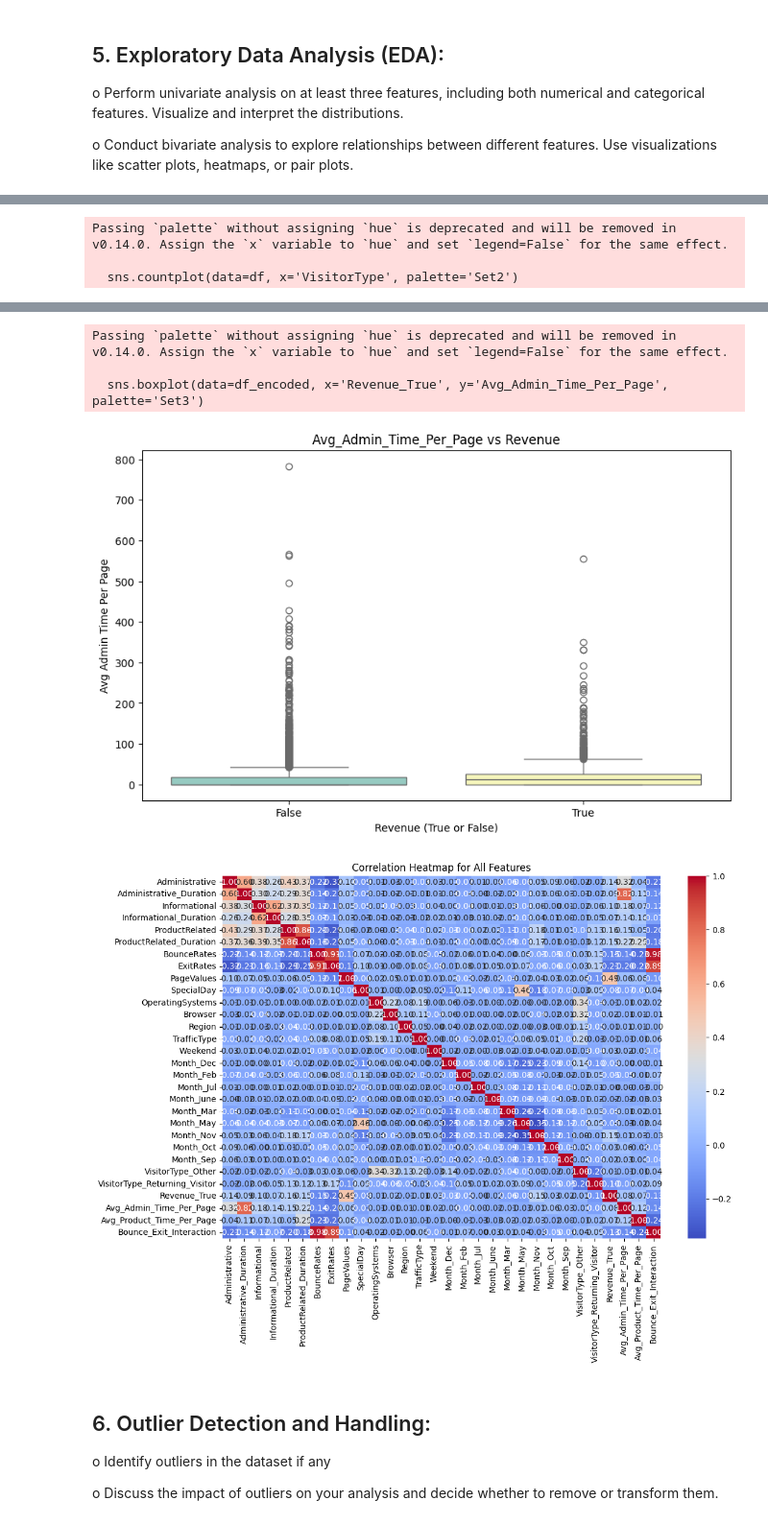
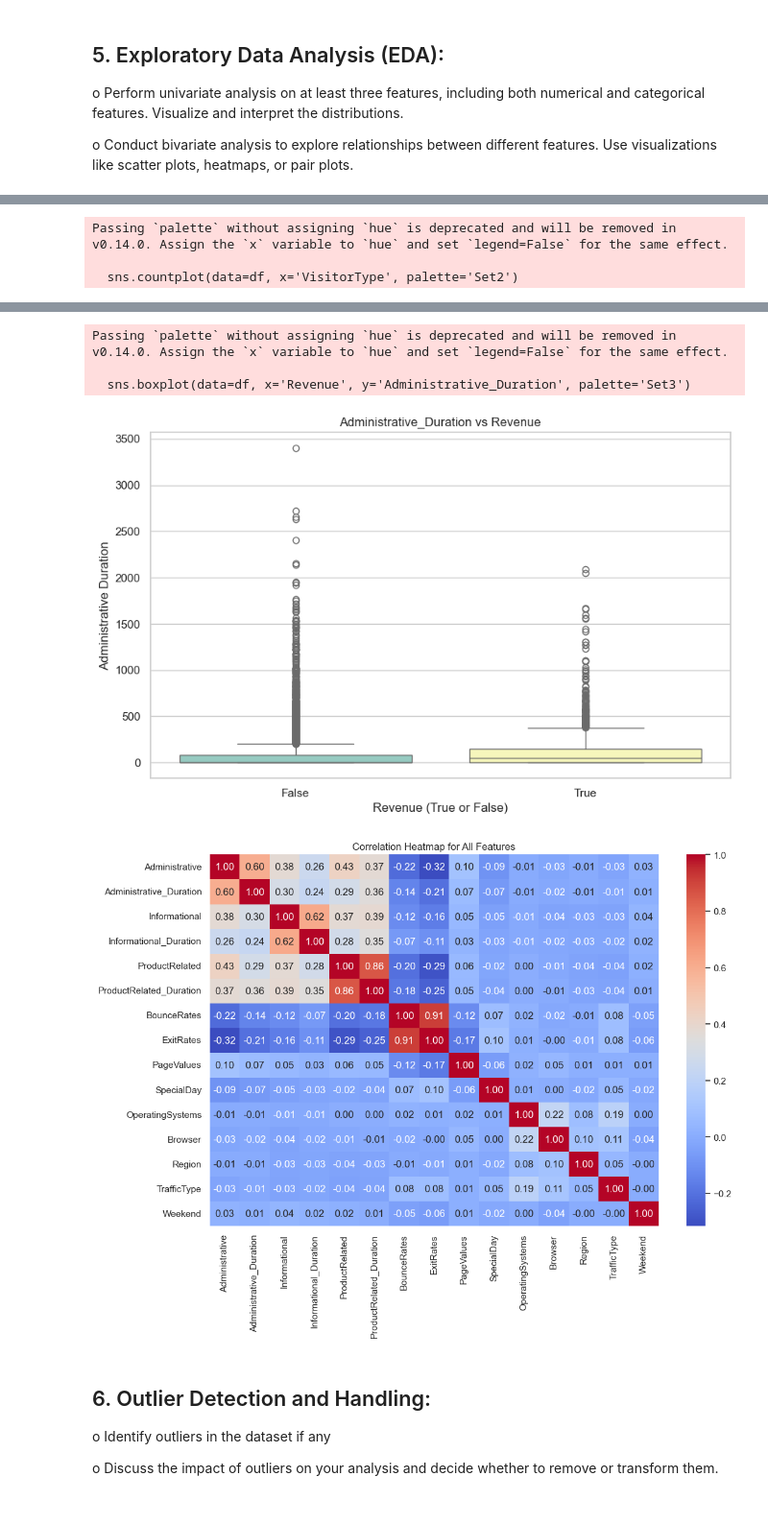
Before and after one commit to GeorgeST1302/LearningCurve, a Jupyter notebook: AI-ML/assignment.ipynb, the cells around one changed output, grey strips where cells are left out. Shown at 96% size. Drawn from its saved outputs; the diff is of its cells as text; code cells hidden in the pictures.

```diff
--- a/AI-ML/assignment.ipynb
+++ b/AI-ML/assignment.ipynb
@@ -236,14 +236,16 @@ and categorical features. Visualize and interpret the distributions.
 o Conduct bivariate analysis to explore relationships between different features.
 Use visualizations like scatter plots, heatmaps, or pair plots.
 # %%
-import matplotlib.pyplot as plt
-import seaborn as sns
+
+
+# Set seaborn theme
+sns.set_theme(style="whitegrid")
 
 # Univariate Analysis
 
 # 1. ProductRelated_Duration (Numerical)
 plt.figure(figsize=(10, 6))
-sns.histplot(df_encoded['ProductRelated_Duration'], kde=True, color='blue')
+sns.histplot(df['ProductRelated_Duration'], kde=True, color='blue')
 plt.title('Distribution of ProductRelated_Duration')
 plt.xlabel('ProductRelated_Duration')
 plt.ylabel('Frequency')
@@ -251,7 +253,7 @@ plt.show()
 
 # 2. BounceRates (Numerical)
 plt.figure(figsize=(10, 6))
-sns.histplot(df_encoded['BounceRates'], kde=True, color='green')
+sns.histplot(df['BounceRates'], kde=True, color='green')
 plt.title('Distribution of BounceRates')
 plt.xlabel('BounceRates')
 plt.ylabel('Frequency')
@@ -269,23 +271,23 @@ plt.show()
 
 # 1. Scatter plot for BounceRates vs ExitRates
 plt.figure(figsize=(10, 6))
-sns.scatterplot(data=df_encoded, x='BounceRates', y='ExitRates', hue='Revenue_True', palette='Set1')
+sns.scatterplot(data=df, x='BounceRates', y='ExitRates', hue='Revenue', palette='Set1')
 plt.title('BounceRates vs ExitRates')
 plt.xlabel('BounceRates')
 plt.ylabel('ExitRates')
 plt.show()
 
-# 2. Box plot for Avg_Admin_Time_Per_Page and Revenue_True
+# 2. Box plot for Administrative_Duration and Revenue
 plt.figure(figsize=(10, 6))
-sns.boxplot(data=df_encoded, x='Revenue_True', y='Avg_Admin_Time_Per_Page', palette='Set3')
-plt.title('Avg_Admin_Time_Per_Page vs Revenue')
+sns.boxplot(data=df, x='Revenue', y='Administrative_Duration', palette='Set3')
+plt.title('Administrative_Duration vs Revenue')
 plt.xlabel('Revenue (True or False)')
-plt.ylabel('Avg Admin Time Per Page')
+plt.ylabel('Administrative Duration')
 plt.show()
 
 # 3. Heatmap for Correlation between numerical features
 plt.figure(figsize=(12, 8))
-correlation_matrix = df_encoded.corr()
+correlation_matrix = df.corr(numeric_only=True)  # Avoid warning for non-numeric columns
 sns.heatmap(correlation_matrix, annot=True, cmap='coolwarm', fmt='.2f')
 plt.title('Correlation Heatmap for All Features')
 plt.show()
@@ -300,8 +302,8 @@ Passing `palette` without assigning `hue` is deprecated and will be removed in v
 Passing `palette` without assigning `hue` is deprecated and will be removed in v0.14.0. Assign the `x` variable to `hue` and set `legend=False` for the same effect.
 
-  sns.boxplot(data=df_encoded, x='Revenue_True', y='Avg_Admin_Time_Per_Page', palette='Set3')
+  sns.boxplot(data=df, x='Revenue', y='Administrative_Duration', palette='Set3')
-[figure, old version]
+[figure, new version]
-[figure, old version]
+[figure, new version]
 # %% [markdown]
 ## 6. Outlier Detection and Handling:
 o Identify outliers in the dataset if any
```
Also changed, not shown: parts of 6 cells of this notebook, 9 other files.
